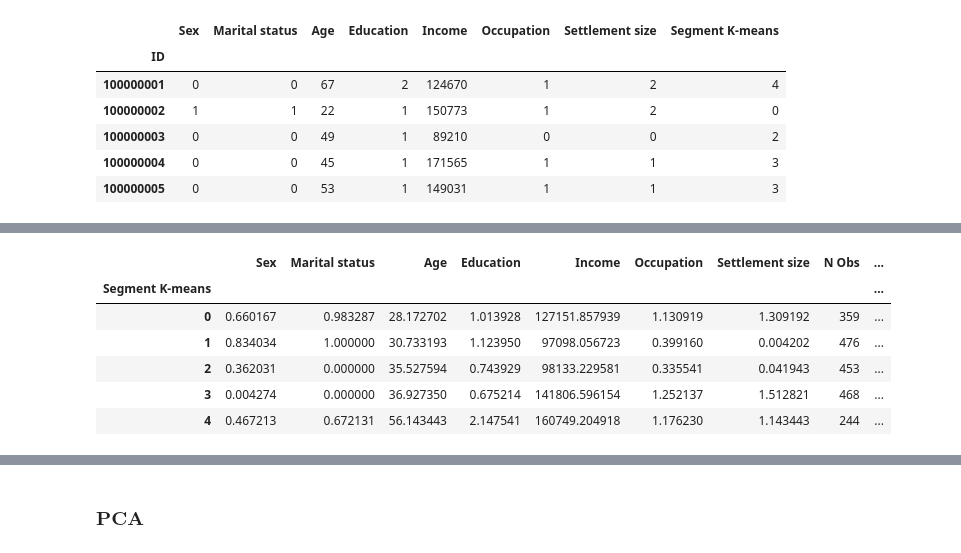
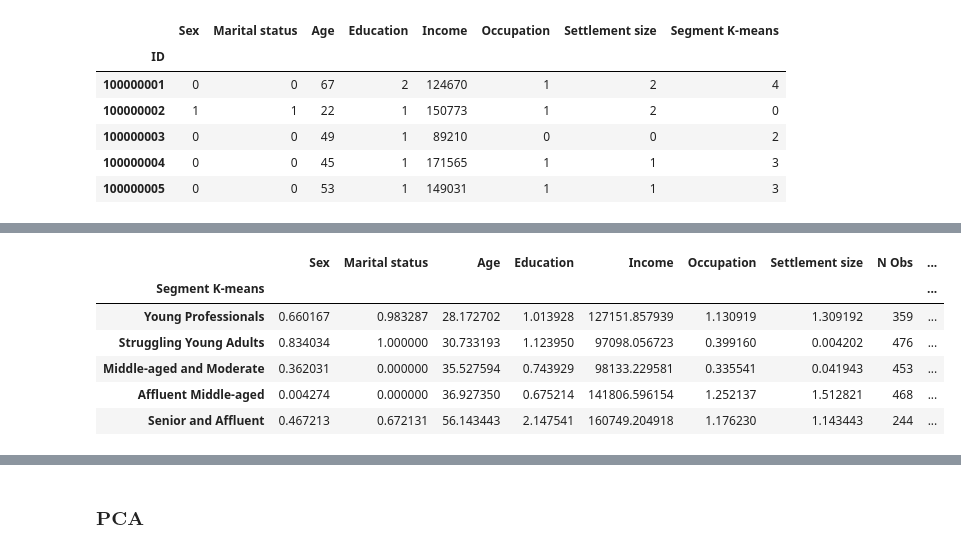
Before and after one commit to kings-data-quest/Retail_store_customer_analytiics, a Jupyter notebook: notebooks/2.0-prof-customer-segmentation.ipynb, the cells around one changed output, grey strips where cells are left out. Saved outputs shown, nothing was run; the diff lists cells and outputs as text; code cells hidden in the pictures.

```diff
--- a/notebooks/2.0-prof-customer-segmentation.ipynb
+++ b/notebooks/2.0-prof-customer-segmentation.ipynb
@@ -104,2 +107,0 @@ kmeans = KMeans(n_clusters = 5, random_state = 42)
-# %%
-kmeans.fit(df_std)
@@ -107,0 +108,5 @@ KMeans(n_clusters=5, random_state=42)
+# %%
+labels = kmeans.labels_
+db_score = davies_bouldin_score(df_std, labels)
+
+print("The Davies-Bouldin score is :", db_score)
@@ -108,6 +115,6 @@ KMeans(n_clusters=5, random_state=42)
 # %%
 df_segm_kmeans = df.copy()
-df_segm_kmeans['Segment K-means'] = kmeans.labels_
+df_segm_kmeans['Segment K-means'] = labels
 df_segm_kmeans.head()
 # %% [output]
 |  | Sex | Marital status | Age | Education | Income | Occupation | Settlement size | Segment K-means |
@@ -202,10 +140,18 @@ df_segm_analysis['Prop Obs'] = df_segm_analysis['N Obs'] / df_segm_analysis['N O
+# %%
+cluster_names = {
+    0: "Young Professionals",
+    1: "Struggling Young Adults",
+    2: "Middle-aged and Moderate",
+    3: "Affluent Middle-aged",
+    4: "Senior and Affluent"
+}
 # %%
-df_segm_analysis
+df_segm_analysis.rename(cluster_names)
 # %% [output]
 |  | Sex | Marital status | Age | Education | Income | Occupation | Settlement size | N Obs | ... |
 | Segment K-means |  |  |  |  |  |  |  |  | ... |
-| 0 | 0.660167 | 0.983287 | 28.172702 | 1.013928 | 127151.857939 | 1.130919 | 1.309192 | 359 | ... |
-| 1 | 0.834034 | 1.000000 | 30.733193 | 1.123950 | 97098.056723 | 0.399160 | 0.004202 | 476 | ... |
-| 2 | 0.362031 | 0.000000 | 35.527594 | 0.743929 | 98133.229581 | 0.335541 | 0.041943 | 453 | ... |
-| 3 | 0.004274 | 0.000000 | 36.927350 | 0.675214 | 141806.596154 | 1.252137 | 1.512821 | 468 | ... |
-| 4 | 0.467213 | 0.672131 | 56.143443 | 2.147541 | 160749.204918 | 1.176230 | 1.143443 | 244 | ... |
+| Young Professionals | 0.660167 | 0.983287 | 28.172702 | 1.013928 | 127151.857939 | 1.130919 | 1.309192 | 359 | ... |
+| Struggling Young Adults | 0.834034 | 1.000000 | 30.733193 | 1.123950 | 97098.056723 | 0.399160 | 0.004202 | 476 | ... |
+| Middle-aged and Moderate | 0.362031 | 0.000000 | 35.527594 | 0.743929 | 98133.229581 | 0.335541 | 0.041943 | 453 | ... |
+| Affluent Middle-aged | 0.004274 | 0.000000 | 36.927350 | 0.675214 | 141806.596154 | 1.252137 | 1.512821 | 468 | ... |
+| Senior and Affluent | 0.467213 | 0.672131 | 56.143443 | 2.147541 | 160749.204918 | 1.176230 | 1.143443 | 244 | ... |
```
Also changed, not shown: parts of 20 cells of this notebook, 2 other files.
